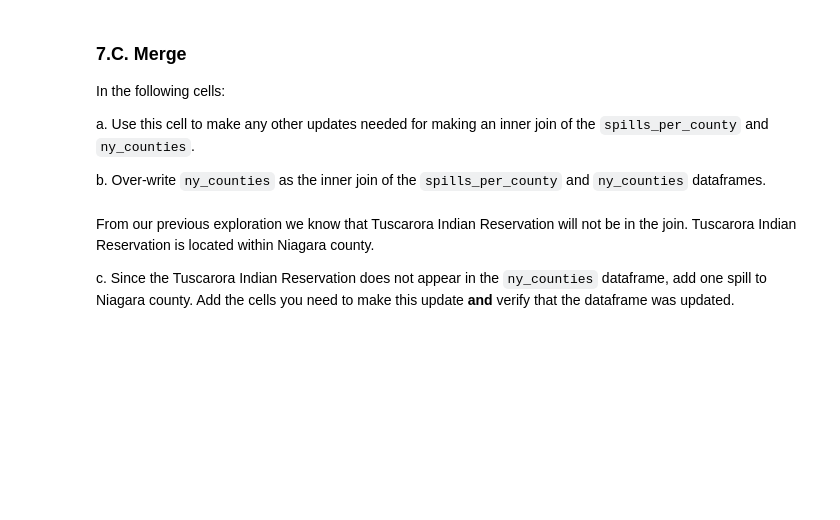
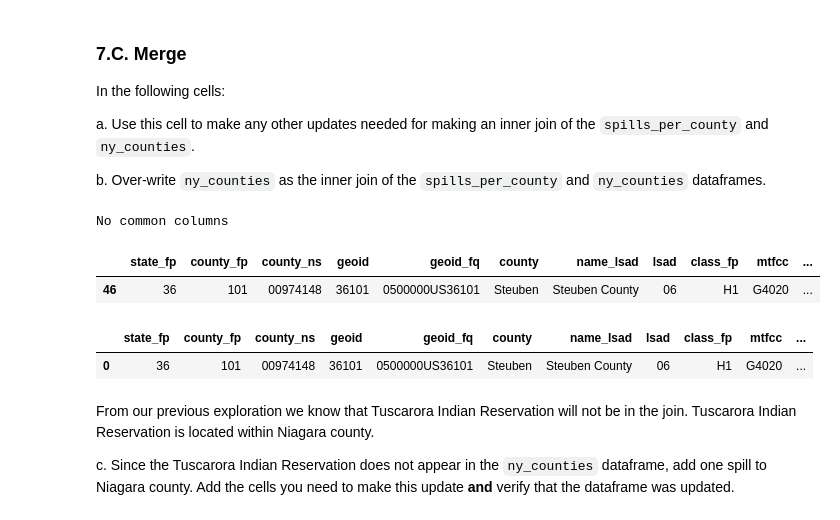
Before and after one commit to ZoeZhouJ/eds220-hwk3, a Jupyter notebook: hwk3-task2-oil-spills.ipynb, the cells around one changed output. Saved outputs shown, nothing was run; the diff lists cells and outputs as text; code cells hidden in the pictures; blank space fills up the shorter version.

Commit message:
Prepare dataframe for plotting

```diff
--- a/hwk3-task2-oil-spills.ipynb
+++ b/hwk3-task2-oil-spills.ipynb
@@ -485,3 +534,9 @@ You may add cells if needed.
+# %%
+# Update county name
+spills_per_county.loc[spills_per_county['county'] == 'St Lawrence', 'county'] = 'St. Lawrence'
+
+# Verify the update
+assert 'St. Lawrence' in spills_per_county['county'].unique()
 # %% [markdown]
 ### 7.C. Merge
 
@@ -497,3 +548,36 @@ b. Over-write `ny_counties` as the  inner join of the `spills_per_county` and `n
+# %%
+# a. Delete New Jersey and TIR in spills_per_county
+spills_per_county = (spills_per_county[~spills_per_county['county']
+                                       .isin(['New Jersey - Region 2', 'Tuscarora Indian Reservation'])])
+# Confirm two df has the same number of rows
+assert len(spills_per_county) == len(ny_counties)
+
+# Find common columns to merge
+common_columns = set(spills_per_county.columns).intersection(ny_counties.columns)
+if len(common_columns) != 0:
+    print(f"Common columns: {common_columns}")
+else:
+    print("No common columns")
+
+# Rename spills_per_county column
+ny_counties = ny_counties.rename(columns={'name':'county'})
+# Confirm output with correct column name
+ny_counties.head(1)
+# %% [output]
+No common columns
+|  | state_fp | county_fp | county_ns | geoid | geoid_fq | county | name_lsad | lsad | class_fp | mtfcc | ... |
+| 46 | 36 | 101 | 00974148 | 36101 | 0500000US36101 | Steuben | Steuben County | 06 | H1 | G4020 | ... |
+# %%
+# b. Inner join geodf and df
+ny_counties = pd.merge(ny_counties,
+                      spills_per_county,
+                      how = 'left',
+                      on = 'county')
+# Check output
+ny_counties.head(1)
+# %% [output]
+|  | state_fp | county_fp | county_ns | geoid | geoid_fq | county | name_lsad | lsad | class_fp | mtfcc | ... |
+| 0 | 36 | 101 | 00974148 | 36101 | 0500000US36101 | Steuben | Steuben County | 06 | H1 | G4020 | ... |
 # %% [markdown]
 
 From our previous exploration we know that Tuscarora Indian Reservation will not be in the join. Tuscarora Indian Reservation is located within Niagara county.
```
Also changed, not shown: parts of 18 cells of this notebook.
